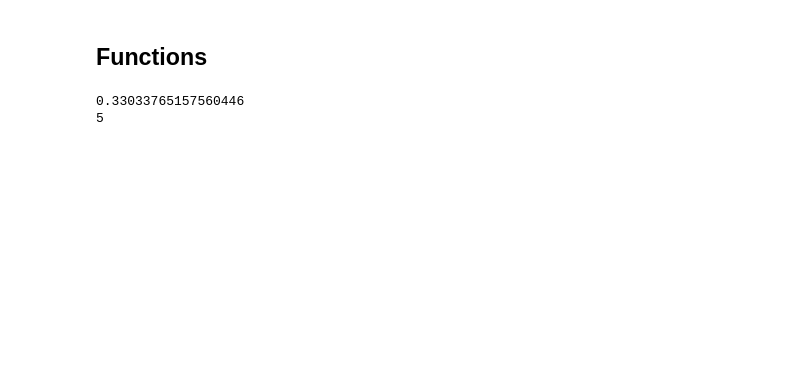
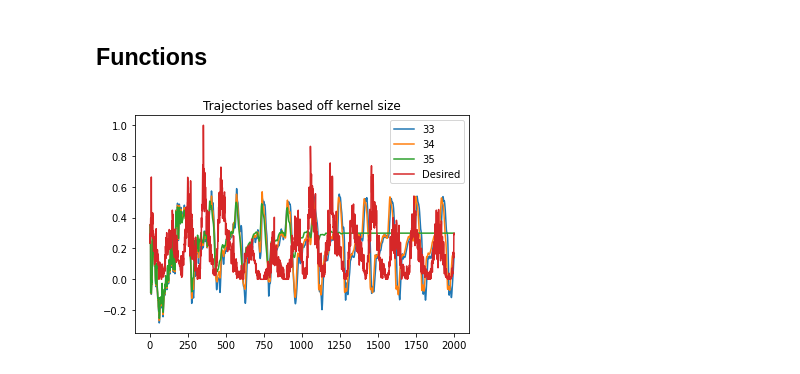
Before and after one commit to jcornell616/ML-for-time-series, a Jupyter notebook: Project2/Project2.ipynb, the cells around one changed output. Saved outputs shown, nothing was run; the diff lists cells and outputs as text; code cells hidden in the pictures; blank space fills up the shorter version.

```diff
--- a/Project2/Project2.ipynb
+++ b/Project2/Project2.ipynb
@@ -261,33 +262,33 @@ def GenerateTrajectory(x, d, a, kernel_size, embedding_size, N) :
     return y, index
 # %%
 ### DELETE LATER ###
-mean = 0
-var = 1
-L = 5002
-y = np.random.normal(mean, var, L)
-h = np.array([-0.8, 0.7])
-t = np.convolve(h, y)[0:L]
-q = t + 0.25*(t**2) + 0.11*(t**3)
-P = np.sum(q**2) / L
-SNR = 10**(15/10)
-xn = q + np.sqrt(P/SNR) * np.random.normal(0, 1, L)
-x = xn[2:5002]
-d = y[0:5000]
+data = np.loadtxt("sun_spot_input.asc")
+#series = np.array(data)
+data = (data-min(data))/(max(data)-min(data))
+x = data[0:200]
+d = np.roll(x, 1)[0:200]
 
-regularizer = 1e-3
-step_size = 0.001
-embedding_size = 5
+regularizer = 0.001
+embedding_size = 6
 kernel_size = 1
-entropy_kernel_size = 5
-threshold = 0.001
-forgetting_factor = 0.99
+entropy_kernel_size = [33, 34, 35]
+threshold = 0.0001
+forgetting_factor = 0.98
+step_size = 0.2
+
 #J3, y3, growth3, a3 = QKLMS_MCC(x[0:1100], d[0:1100], kernel_size, entropy_kernel_size, embedding_size, step_size, threshold)
-J, y, growth, a = QKRLS_MCC(x[0:1100], d[0:1100], regularizer, forgetting_factor, kernel_size, entropy_kernel_size, embedding_size, threshold)
+for i in entropy_kernel_size :
+    J, y, growth, a = QKRLS_MCC(x, d, regularizer, forgetting_factor, kernel_size, i, embedding_size, threshold)
+    y1, stop_time = GenerateTrajectory(x[0:6], np.roll(data,1)[0:2000], a, kernel_size, embedding_size, 2000)
+    #hist1 = plt.hist(J, bins = 100, histtype='step')
+    plt.plot(y1, label=str(i))
+plt.plot(data[0:2000], label="Desired")
+plt.title("Trajectories based off kernel size")
+plt.legend()
+plt.show()
 #J2, y2, growth2, a2 = QKRLS_MSE(x[0:1100], d[0:1100], regularizer, kernel_size, embedding_size, threshold)
 #y1 = KernelFilter(x[0:250], a, kernel_size, embedding_size)
-y1, stop_time = GenerateTrajectory(x[0:5], d[0:1100], a, kernel_size, embedding_size, 1000)
-print(stop_time)
+#y1, stop_time = GenerateTrajectory(y[0:6], d, a, kernel_size, embedding_size, 200)
 ### DELETE LATER ###
 # %% [output]
-0.33033765157560446
-5
+[figure, added]
```
Also changed, not shown: parts of 4 cells of this notebook, 1 other file.
